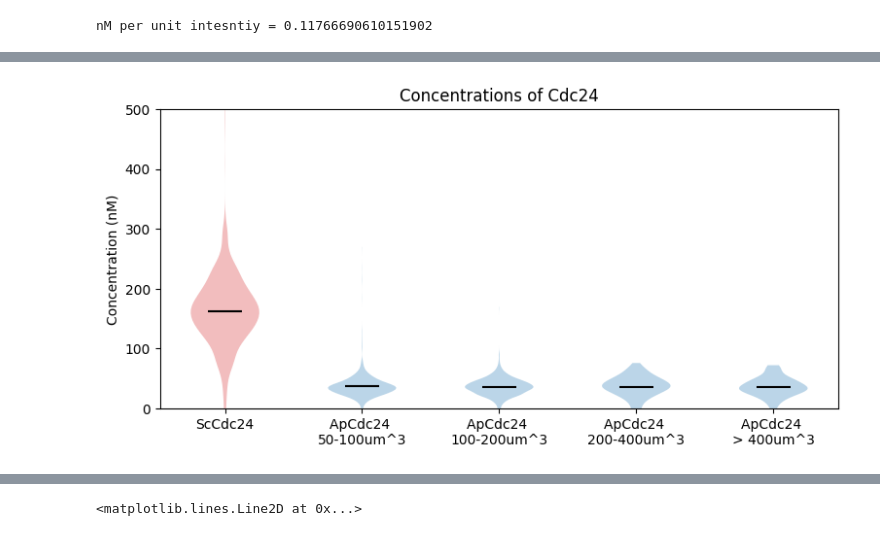
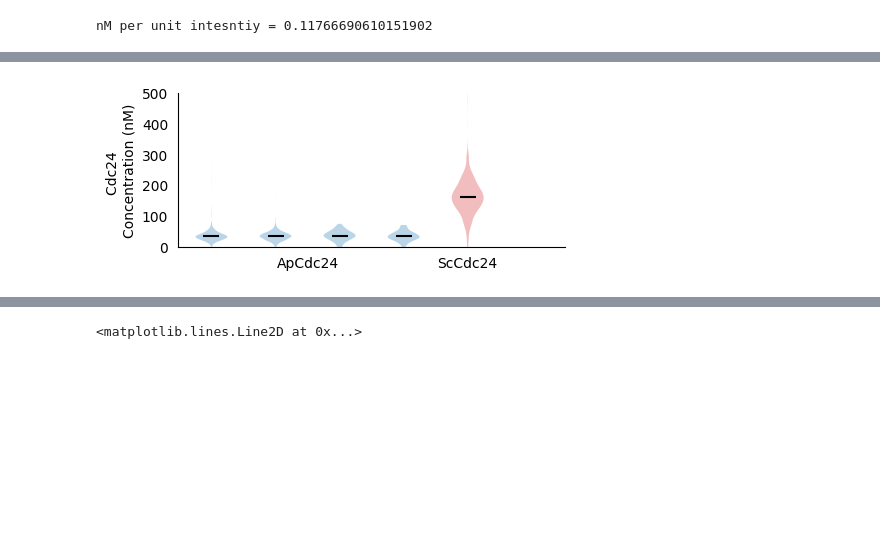
Before and after one commit to crockeraw/PolarityProject, a Jupyter notebook: proj/fig2-concentrations/notebooks/cellpose_brightness.ipynb, the cells around one changed output, grey strips where cells are left out. Drawn from its saved outputs; the diff is of its cells as text; code cells hidden in the pictures; blank space fills up the shorter version.

```diff
--- a/proj/fig2-concentrations/notebooks/cellpose_brightness.ipynb
+++ b/proj/fig2-concentrations/notebooks/cellpose_brightness.ipynb
@@ -180,24 +185,28 @@ scmeds2 = scmeds2[sc_remove_dead_and_background] * bright_to_conc * 2 # Double b
 scvols2 = np.concatenate(scvols2)[sc_remove_dead_and_background]
 
 
-fig, ax = plt.subplots(figsize=(9, 4))
+fig, ax = plt.subplots(figsize=(5, 2))
 set1 = meds[np.multiply(vols > 50, vols <100)]
 set2 = meds[np.multiply(vols > 100, vols <200)]
 set3 = meds[np.multiply(vols > 200, vols <400)]
 set4 = meds[vols > 400]
 
-sets = [scmeds,scmeds2,set1,set2,set3,set4]
+sets = [set1,set2,set3,set4,scmeds,scmeds2]
 parts = ax.violinplot(
         sets, showmeans=True, showmedians=False,
         showextrema=False)
-parts["bodies"][0].set_facecolor("C03")
-parts["bodies"][1].set_facecolor("C03")
+parts["bodies"][-1].set_facecolor("C03")
+parts["bodies"][-2].set_facecolor("C03")
 parts["cmeans"].set_edgecolor("black")
-labels = ["ScSte20", "ScCla4", "ApPak1 \n50-100um^3", "ApPak1 \n100-200um^3", "ApPak1 \n200-400um^3", "ApPak1 \n> 400um^3"]
+labels = ["ApPak1", "ScSte20", "ScCla4"]
 ax.set_xticks([1,2,3,4,5,6])
+ax.set_xticks([2.5,5,6])
 ax.set_xticklabels(labels)
-ax.set_ylabel("Concentration (nM)")
+ax.tick_params(width=0)
+ax.spines['top'].set_visible(False)
+ax.spines['right'].set_visible(False)
+ax.set_ylabel("PAK \nConcentration (nM)")
 ax.set_ylim(0,500)
-plt.title("Concentrations of PAK")
-plt.savefig("../figures/conc_Pak.png")
+# ax.axis('off') may be useful before export to illustrator
+plt.savefig("../figures/conc_Pak.png", dpi=1200, bbox_inches='tight')
 # %% [output]
@@ -243,42 +252,45 @@ for f in glob.glob("../data/2024_09_10-NiceImgs/Sc2*.npy"):
     dat = np.load(f, allow_pickle=True).item()
     labels = dat["masks"]
     img = io.imread(f.replace("_seg.npy", ".tif"))
     props = regionprops_table(
         labels, img,
         properties=('intensity_mean', 'axis_major_length', 'axis_minor_length'),
         extra_properties=(get_median,)
         )
     scmeds.append(props["get_median"])
     v = props["axis_major_length"] * props["axis_minor_length"]**2 * (4/3)*(0.5**3)*np.pi
     scvols.append(v*pix_to_um**3)
 
 scmeds = np.concatenate(scmeds) - background
 
 sc_remove_dead_and_background = np.multiply(scmeds < np.mean(scmeds)+2*np.std(scmeds), scmeds > np.mean(scmeds)-2*np.std(scmeds))
 scmeds = scmeds[sc_remove_dead_and_background] * bright_to_conc * 2 # Double becuase is het for probe
 scvols = np.concatenate(scvols)[sc_remove_dead_and_background]
 
-fig, ax = plt.subplots(figsize=(9, 4))
+fig, ax = plt.subplots(figsize=(5, 2))
 set1 = meds[np.multiply(vols > 50, vols <100)]
 set2 = meds[np.multiply(vols > 100, vols <200)]
 set3 = meds[np.multiply(vols > 200, vols <400)]
 set4 = meds[vols > 400]
 
-sets = [scmeds,set1,set2,set3,set4]
+sets = [set1,set2,set3,set4,scmeds, -100]
 parts = ax.violinplot(
         sets, showmeans=True, showmedians=False,
         showextrema=False)
-parts["bodies"][0].set_facecolor("C03")
+parts["bodies"][-2].set_facecolor("C03")
 parts["cmeans"].set_edgecolor("black")
-labels = ["ScCdc24", "ApCdc24 \n50-100um^3", "ApCdc24 \n100-200um^3", "ApCdc24 \n200-400um^3", "ApCdc24 \n> 400um^3"]
-ax.set_xticks([1,2,3,4,5])
+labels = ["ApCdc24", "ScCdc24"]
+ax.set_xticks([2.5,5])
 ax.set_xticklabels(labels)
-ax.set_ylabel("Concentration (nM)")
+ax.tick_params(width=0)
+ax.spines['top'].set_visible(False)
+ax.spines['right'].set_visible(False)
+ax.set_ylabel("Cdc24 \nConcentration (nM)")
 ax.set_ylim(0,500)
-plt.title("Concentrations of Cdc24")
-plt.savefig("../figures/conc_Cdc24.png")
+# ax.axis('off') may be useful before export to illustrator
+plt.savefig("../figures/conc_Cdc24.png", dpi=1200, bbox_inches='tight')
 # %% [output]
-[figure, old version]
+[figure, new version]
 # %%
 pixelX = 2138
 micronX = 212.13
```
Also changed, not shown: parts of 9 cells of this notebook, 2 other files.
